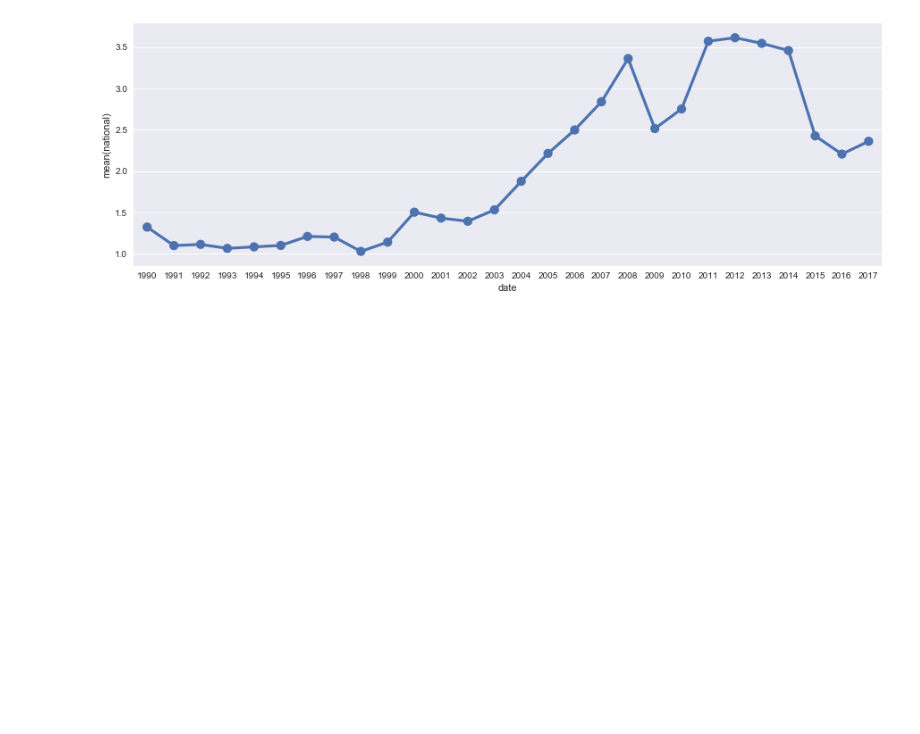
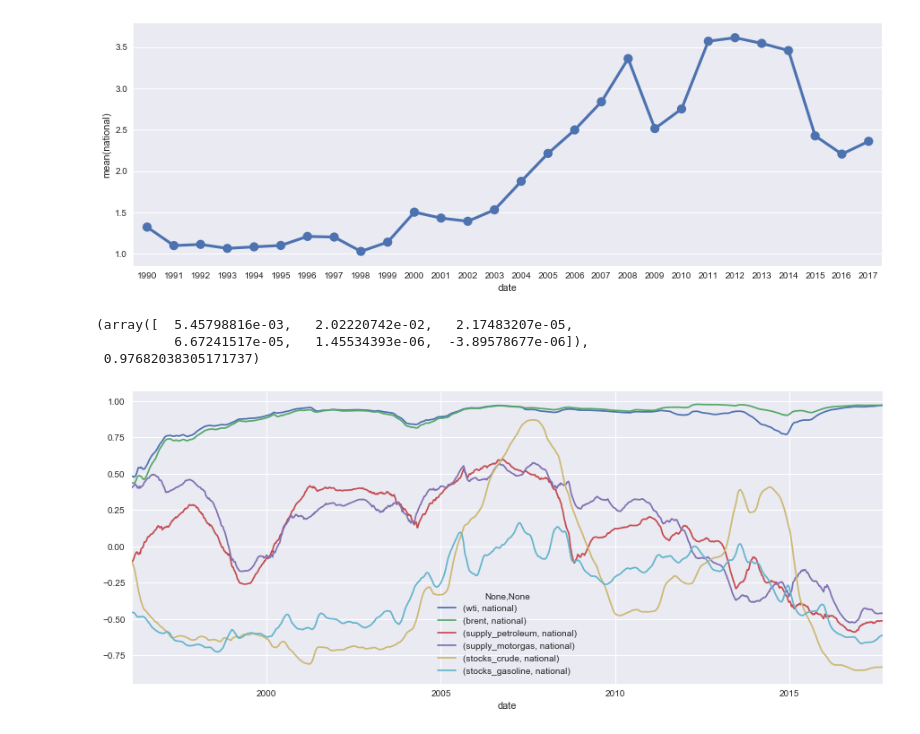
Before and after one commit to chloechsu/retailgas, a Jupyter notebook: National Price Prediction.ipynb, the cells around one changed output. Saved outputs shown, nothing was run; the diff lists cells and outputs as text; code cells hidden in the pictures; blank space fills up the shorter version.

Commit message:
multivariate regression and rolling correlation

```diff
--- a/National Price Prediction.ipynb
+++ b/National Price Prediction.ipynb
@@ -11,16 +11,19 @@ def custom_read_csv(filename):
     df['date'] = pd.to_datetime(df['date'])
     return df.set_index('date')
 # %%
-national_price = custom_read_csv('national.csv')
-state_price = custom_read_csv('state.csv')
-state_price = state_price.drop('Unnamed: 10', axis=1)
-city_price = custom_read_csv('city.csv')
-price = pd.concat([national_price, state_price, city_price])
+# note that all prices are released on Monday, dayofweek = 0
+national_price = custom_read_csv('national.csv').dropna()
+state_price = custom_read_csv('state.csv').dropna()
+state_price = state_price.drop('Unnamed: 10', axis=1).dropna()
+city_price = custom_read_csv('city.csv').dropna()
+price = pd.concat([national_price, state_price, city_price], axis=1)
 # %%
-spot = custom_read_csv('spot.csv').drop('Unnamed: 3', axis=1)
-supply = custom_read_csv('productsupplied.csv')
-stocks = custom_read_csv('stocks.csv')
-predictors = pd.concat([spot, supply, stocks])
+# the predictors are relaesed on Friday, add 3 days to align
+spot = custom_read_csv('spot.csv').drop('Unnamed: 3', axis=1).dropna()
+supply = custom_read_csv('productsupplied.csv').dropna()
+stocks = custom_read_csv('stocks.csv').dropna()
+predictors = pd.concat([spot, supply, stocks], axis=1)
+predictors.index = predictors.index + pd.DateOffset(days=3)
 # %%
 yearly_price = price.national.groupby(price.index.year).median()
 # %%
@@ -31,0 +57,15 @@ sns.pointplot(yearly_price.index.astype(int), yearly_price, ax=ax)
+# %%
+regress(predictors, price.national, 1992, 2010)
+# %% [output]
+(array([  5.45798816e-03,   2.02220742e-02,   2.17483207e-05,
+          6.67241517e-05,   1.45534393e-06,  -3.89578677e-06]),
+ 0.97682038305171737)
+# %%
+correls = pd.concat([price.national, predictors], axis=1).rolling(window=250).corr()
+# %%
+correls = correls.loc[(slice(None), 'national'),:].dropna().drop('national', axis=1)
+# %%
+correls.unstack().dropna().plot(figsize=(15,6))
+plt.show()
+# %% [output]
+[figure, added]
```
Also changed, not shown: parts of 2 cells of this notebook.
